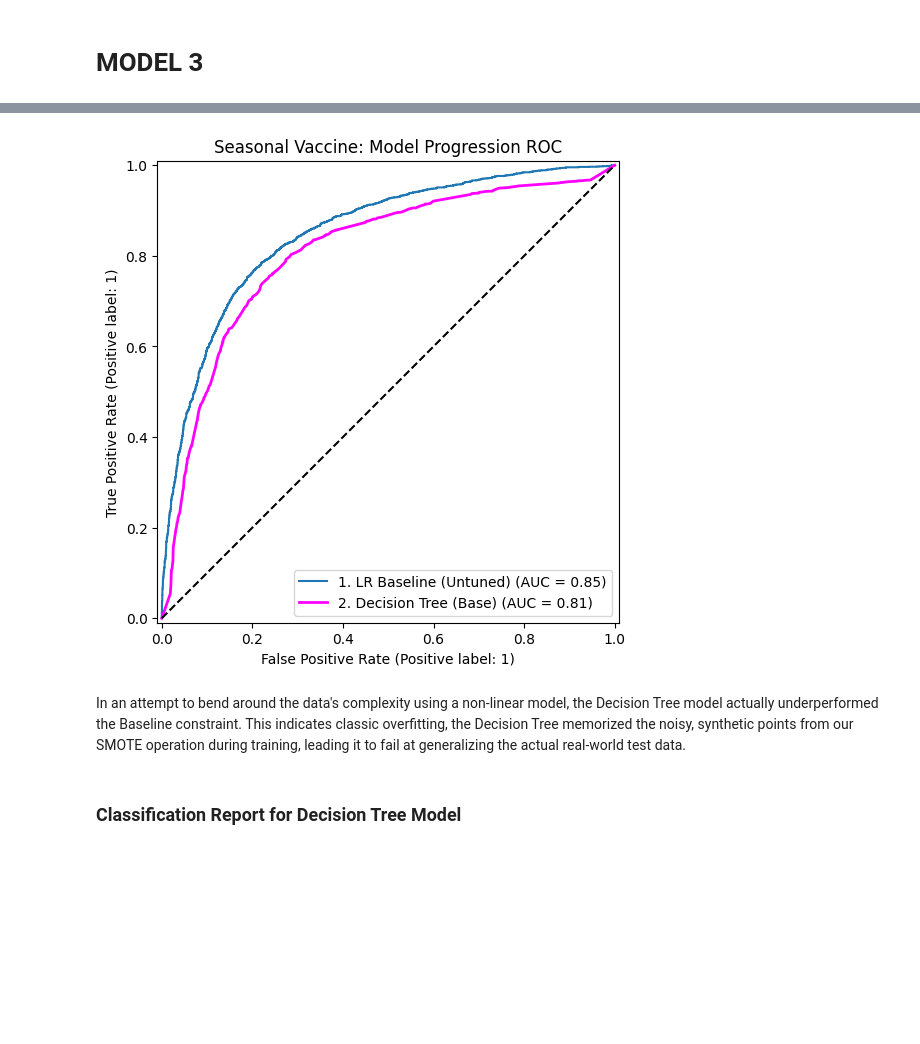
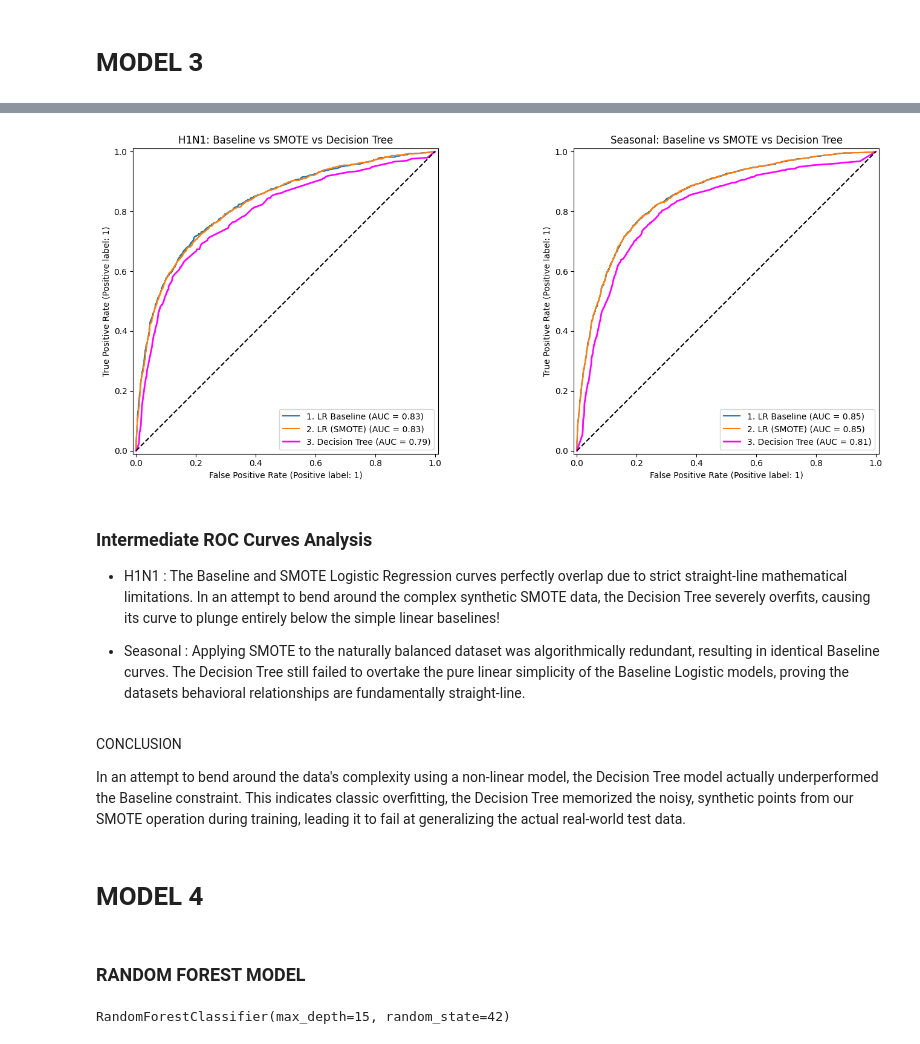
Before and after one commit to angelawachira-eng/H1N1_and_Seasonal_Flu_Vaccines---ML_Project, a Jupyter notebook: Vaccines_prediction_analysis.ipynb, the cells around one changed output, grey strips where cells are left out. Cells and saved outputs as stored; diff of their text form; code cells hidden in the pictures; blank space fills up the shorter version.

```diff
--- a/Vaccines_prediction_analysis.ipynb
+++ b/Vaccines_prediction_analysis.ipynb
@@ -997,18 +1259,49 @@ plt.show()
-# %%
-#FOR TARGET VARIABLE SEASONAL VACCINE
-fig, ax = plt.subplots(figsize=(8, 6))
-
-# Plot the 2 Seasonal models
-RocCurveDisplay.from_estimator(base_model_seasonal, X_test_scaled, y_test['seasonal_vaccine'], ax=ax, name="1. LR Baseline (Untuned)")
-RocCurveDisplay.from_estimator(dt_seasonal, X_test_scaled, y_test['seasonal_vaccine'], ax=ax, name="2. Decision Tree (Base)", color="magenta", linewidth=2)
-
-ax.plot([0,1], [0,1], linestyle='--', color='black')
-ax.set_title("Seasonal Vaccine: Model Progression ROC")
-
-plt.show()
-# %% [output]
-[figure, removed]
+# %%
+
+h1n1_base = LogisticRegression(solver='liblinear', random_state=42)
+h1n1_base.fit(X_train_scaled, y_train['h1n1_vaccine'])
+seasonal_base = LogisticRegression(solver='liblinear', random_state=42)
+seasonal_base.fit(X_train_scaled, y_train['seasonal_vaccine'])
+
+fig, (ax1, ax2) = plt.subplots(1, 2, figsize=(15, 6))
+# --- LEFT GRAPH: H1N1 ---
+RocCurveDisplay.from_estimator(h1n1_base, X_test_scaled, y_test['h1n1_vaccine'], ax=ax1, name="1. LR Baseline")
+RocCurveDisplay.from_estimator(lr_h1n1, X_test_scaled, y_test['h1n1_vaccine'], ax=ax1, name="2. LR (SMOTE)")
+RocCurveDisplay.from_estimator(decision_tree_h1n1, X_test_scaled, y_test['h1n1_vaccine'], ax=ax1, name="3. Decision Tree", color="magenta", linewidth=2)
+ax1.plot([0,1], [0,1], linestyle='--', color='black')
+ax1.set_title("H1N1: Baseline vs SMOTE vs Decision Tree")
+
+#FOR SEASONAL VACCINE
+RocCurveDisplay.from_estimator(seasonal_base, X_test_scaled, y_test['seasonal_vaccine'], ax=ax2, name="1. LR Baseline")
+RocCurveDisplay.from_estimator(lr_seasonal, X_test_scaled, y_test['seasonal_vaccine'], ax=ax2, name="2. LR (SMOTE)")
+RocCurveDisplay.from_estimator(decision_tree_seasonal, X_test_scaled, y_test['seasonal_vaccine'], ax=ax2, name="3. Decision Tree", color="magenta", linewidth=2)
+ax2.plot([0,1], [0,1], linestyle='--', color='black')
+ax2.set_title("Seasonal: Baseline vs SMOTE vs Decision Tree")
+plt.tight_layout()
+plt.show()
+# %% [output]
+[figure, added]
+# %% [markdown]
+### Intermediate ROC Curves Analysis
+
+* H1N1 : The Baseline and SMOTE Logistic Regression curves perfectly overlap due to strict straight-line mathematical limitations. In an attempt to bend around the complex synthetic SMOTE data, the Decision Tree severely overfits, causing its curve to plunge entirely below the simple linear baselines!
+
+* Seasonal : Applying SMOTE to the naturally balanced dataset was algorithmically redundant, resulting in identical Baseline curves. The Decision Tree still failed to overtake the pure linear simplicity of the Baseline Logistic models, proving the datasets behavioral relationships are fundamentally straight-line.
 # %% [markdown]
+CONCLUSION
+
 In an attempt to bend around the data's complexity using a non-linear model, the Decision Tree model actually underperformed the Baseline constraint. This indicates classic overfitting, the Decision Tree memorized the noisy, synthetic points from our SMOTE operation during training, leading it to fail at generalizing the actual real-world test data.
-# %% [markdown]
-### Classification Report for Decision Tree Model
+# %% [markdown]
+# MODEL 4
+# %% [markdown]
+### RANDOM FOREST MODEL
+# %%
+
+rf_h1n1 = RandomForestClassifier(n_estimators=100, max_depth=15, random_state=42)
+rf_h1n1.fit(X_train_h1n1_smoted, y_train_h1n1_smoted)
+
+
+rf_seasonal = RandomForestClassifier(n_estimators=100, max_depth=15, random_state=42)
+rf_seasonal.fit(X_train_scaled, y_train['seasonal_vaccine'])
+# %% [output]
+RandomForestClassifier(max_depth=15, random_state=42)
```
Also changed, not shown: parts of 66 cells of this notebook.
